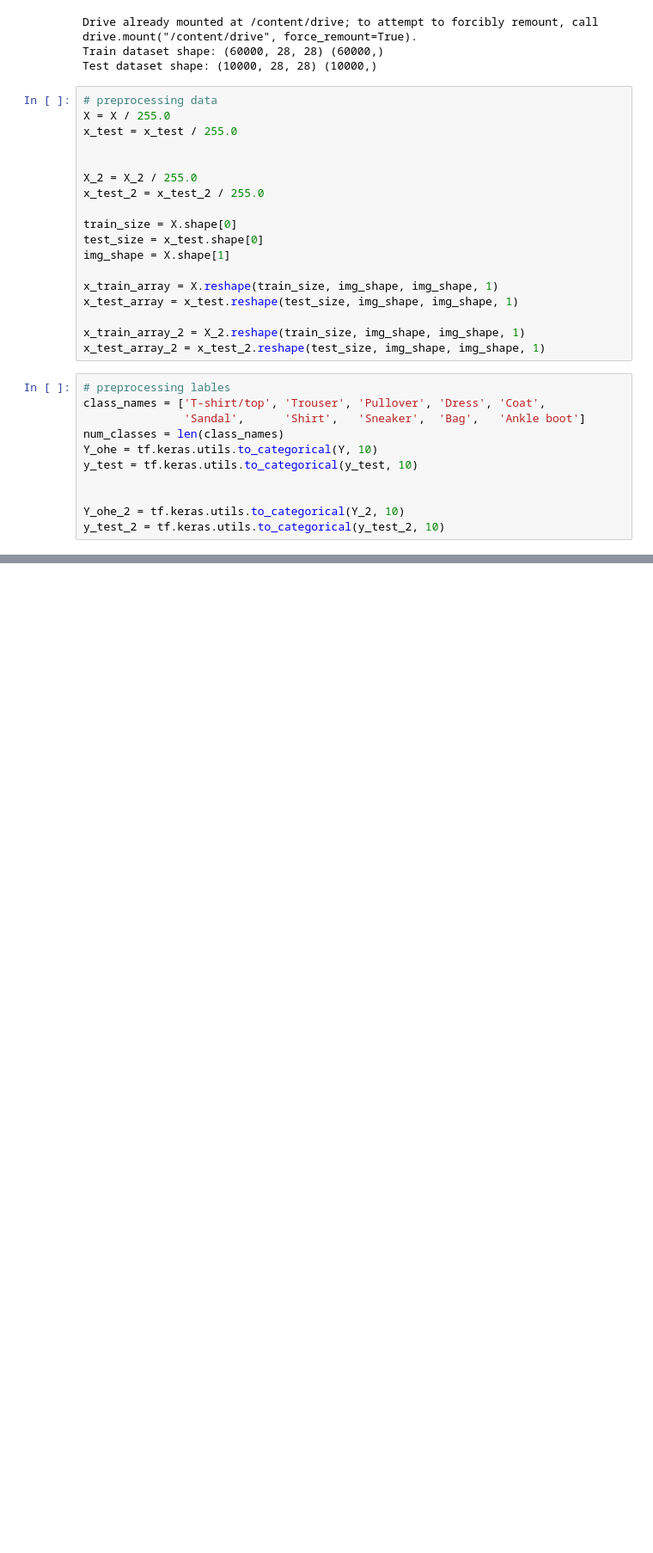
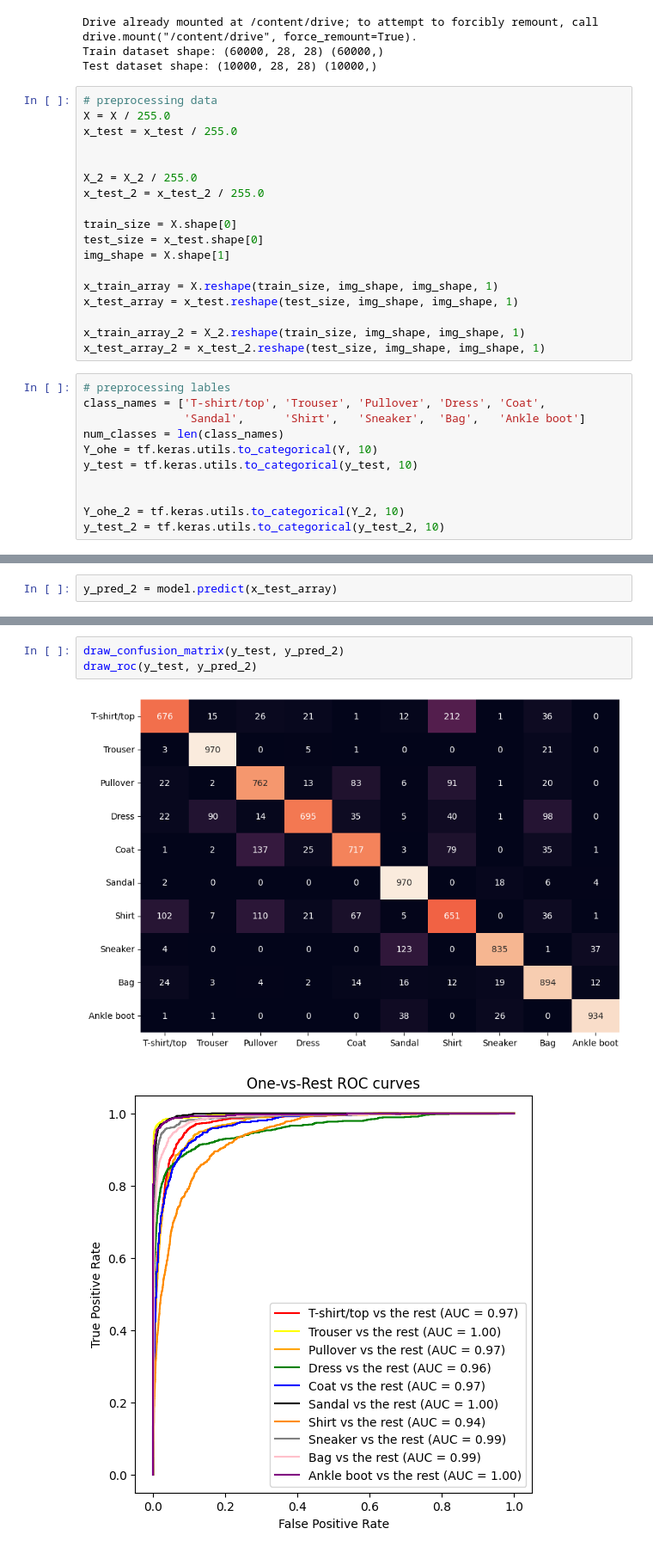
Before and after one commit to Saffons/WFiIS-SSN-compression, a Jupyter notebook: compare_models.ipynb, the cells around one changed output, grey strips where cells are left out. Shown at 86% size. Cells and saved outputs as stored; diff of their text form; blank space fills up the shorter version.

Commit message:
updated with ROC and confusion matrices

```diff
--- a/compare_models.ipynb
+++ b/compare_models.ipynb
@@ -157,0 +209,2 @@ Test accuracy: 0.8776999711990356
+# %%
+y_pred_2 = model.predict(x_test_array)
@@ -158,3 +213,9 @@ Test accuracy: 0.8776999711990356
+# %%
+draw_confusion_matrix(y_test, y_pred_2)
+draw_roc(y_test, y_pred_2)
+# %% [output]
+[figure, added]
+[figure, added]
 # %%
 # prepering for data for training
 validation = 0.2
```
Also changed, not shown: parts of 12 cells of this notebook.
